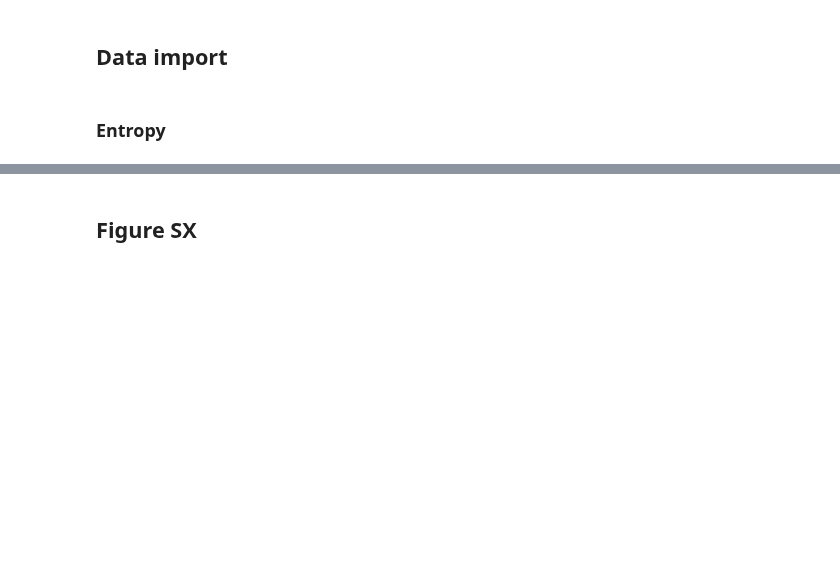
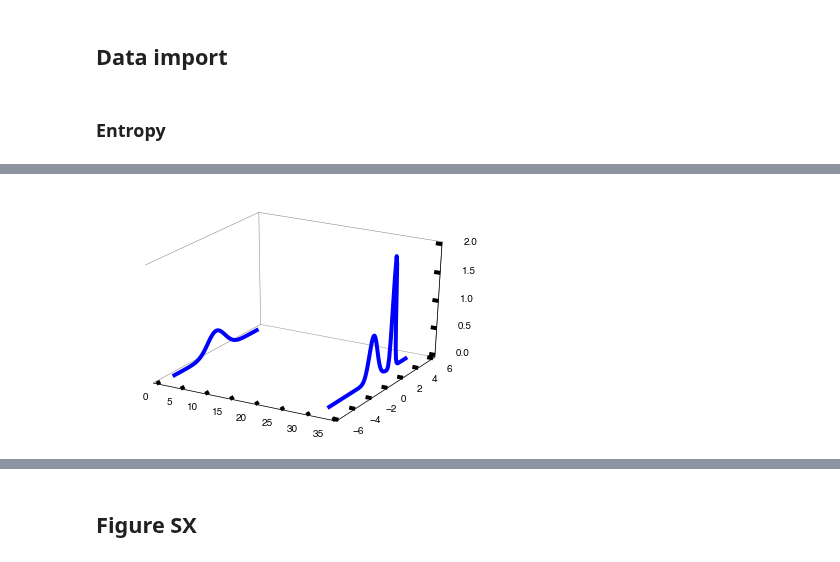
Before and after one commit to ivazquez/clonal-heterogeneity, a Jupyter notebook: src/figure1.ipynb, the cells around one changed output, grey strips where cells are left out. Saved outputs shown, nothing was run; the diff lists cells and outputs as text; code cells hidden in the pictures; blank space fills up the shorter version.

```diff
--- a/src/figure1.ipynb
+++ b/src/figure1.ipynb
@@ -115,0 +449,55 @@ freq_df.head()
+# %%
+from mpl_toolkits.mplot3d import axes3d
+import matplotlib.pyplot as plt
+import numpy as np
+
+from matplotlib.ticker import MultipleLocator
+
+y   = np.linspace(-5,5,100)
+x1  = np.ones(y.size)
+x2  = np.ones(y.size)*32
+# y3  = np.ones(x.size)*3
+mean = 0
+variance = 1
+sigma = math.sqrt(variance)
+z1  = mlab.normpdf(y,0,1)
+z2  = mlab.normpdf(y,0.5,0.5) + mlab.normpdf(y,3,0.2)
+
+fig = plt.figure()
+ax = fig.add_subplot(111, projection='3d')
+# X, Y, Z = [1,2,3,4,5,6,7,8,9,10],[5,6,2,3,13,4,1,2,4,8],[2,3,3,3,5,7,9,11,9,10]
+ax.plot_wireframe(x1, y, z1)
+ax.plot_wireframe(x2, y, z2)
+
+#
+[t.set_va('center') for t in ax.get_yticklabels()]
+[t.set_ha('left') for t in ax.get_yticklabels()]
+[t.set_va('center') for t in ax.get_xticklabels()]
+[t.set_ha('right') for t in ax.get_xticklabels()]
+[t.set_va('center') for t in ax.get_zticklabels()]
+[t.set_ha('left') for t in ax.get_zticklabels()]
+
+# To clear out the grid, remove the gray fill and outline the panes (i.e. create an empty cubic wireframe around the plot) I use the following:
+ax.grid(False)
+ax.xaxis.pane.set_edgecolor('black')
+ax.yaxis.pane.set_edgecolor('black')
+ax.xaxis.pane.fill = False
+ax.yaxis.pane.fill = False
+ax.zaxis.pane.fill = False
+
+# Tick placement
+ax.xaxis._axinfo['tick']['inward_factor'] = 0
+ax.xaxis._axinfo['tick']['outward_factor'] = 0.4
+ax.yaxis._axinfo['tick']['inward_factor'] = 0
+ax.yaxis._axinfo['tick']['outward_factor'] = 0.4
+ax.zaxis._axinfo['tick']['inward_factor'] = 0
+ax.zaxis._axinfo['tick']['outward_factor'] = 0.4
+ax.zaxis._axinfo['tick']['outward_factor'] = 0.4
+
+# ax.xaxis.set_major_locator(MultipleLocator(5))
+# ax.yaxis.set_major_locator(MultipleLocator(5))
+# ax.zaxis.set_major_locator(MultipleLocator(0.01))
+
+plt.show()
+# %% [output]
+[figure, added]
```
Also changed, not shown: parts of 13 cells of this notebook, 5 other files.
